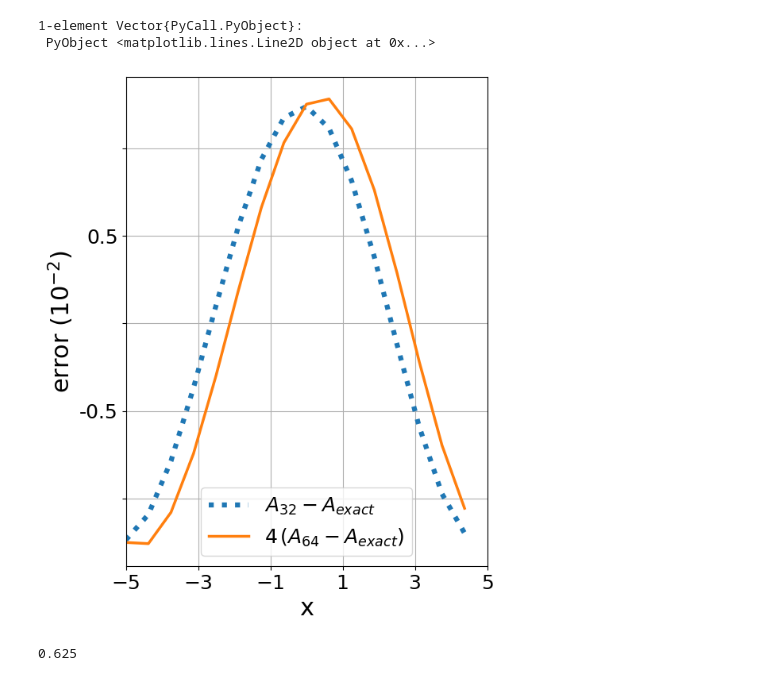
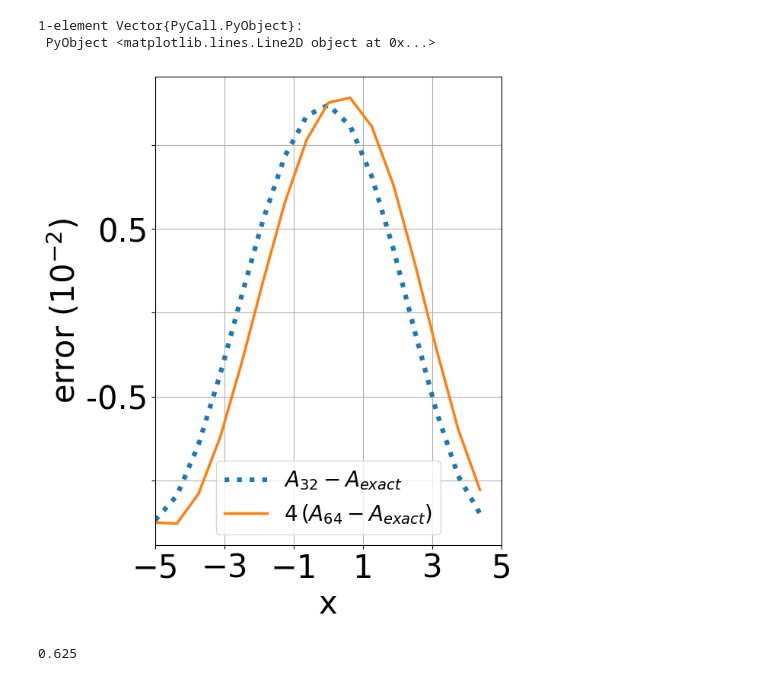
Before and after one commit to giulio-taiocchi/JeccoGt2, a Jupyter notebook: examples/convergence_tests/convergence_plots.ipynb, the cells around one changed output. Saved outputs shown, nothing was run; the diff lists cells and outputs as text; code cells hidden in the pictures.

```diff
--- a/examples/convergence_tests/convergence_plots.ipynb
+++ b/examples/convergence_tests/convergence_plots.ipynb
@@ -243,39 +243,39 @@ A_exact_64_t_c4 = A_t_64_c4[1:1:length(tt_64),:,1:4:64,1:4:64] .- A_exact_c4[1:1
 
 fig = figure("pyplot_subplot_touching",figsize=(5,7))
 subplots_adjust(hspace=0.15, wspace=0.15, top = 0.96, bottom = 0.08, right=0.98, left=0.07)
 
 subplot(111) # Create the 1st axis of a 3x1 array of axes
 
 grid("on")
 # x-axis
 xlim(-5,5) # Set the x-limits
-xticks(-5:2:5,fontsize="18") # Set the x-tick range and step size
-xlabel("x", fontsize="22")#fontname="arial"
-ylabel("error "*L"(10^{-2})",fontsize="22")
-yticks(-1.5*1e-2:0.5e-2:1.5*1e-2,("-1.5","","-0.5","","0.5","","1.5"),fontsize="18") # Set the y-tick range and step size
+xticks(-5:2:5,fontsize="30") # Set the x-tick range and step size
+xlabel("x", fontsize="30")#fontname="arial"
+ylabel("error "*L"(10^{-2})",fontsize="30")
+yticks(-1.5*1e-2:0.5e-2:1.5*1e-2,("-1.5","","-0.5","","0.5","","1.5"),fontsize="30") # Set the y-tick range and step size
 #ylim(-1.5*1e-2,1.5*1e-2) # Set the y-limit,
 
 #plot
 #plot(tt_48, Q1*ones(length(tt_48)), linestyle=":" , linewidth=4.5,
 #    label=L"(h_{48}^4 - h_{64}^4)/(h_{64}^4 - h_{80}^4)")
 
 ti = 99;
 ui = 28;
 yi =10;
 
 plot(xx_16, A_exact_32_t_c3[ti,ui,:,yi],
         linestyle=":", linewidth=4.5,
         label=L"A_{32}-A_{exact}")
 plot(xx_16, 4*A_exact_64_t_c3[ti,ui,:,yi],
         linestyle="-", linewidth=2.5,
         label=L"4 \,(A_{64}-A_{exact})" )
 
 
-legend(fontsize="18",loc=8)
+legend(fontsize="20",loc=8)
 
 fig.canvas.draw() # Update the figure
 # %% [output]
-[figure, old version]
+[figure, new version]
 # %%
 xx_16[yi]
 tt_32[ti]
```
Also changed, not shown: parts of 2 cells of this notebook, 3 other files.
